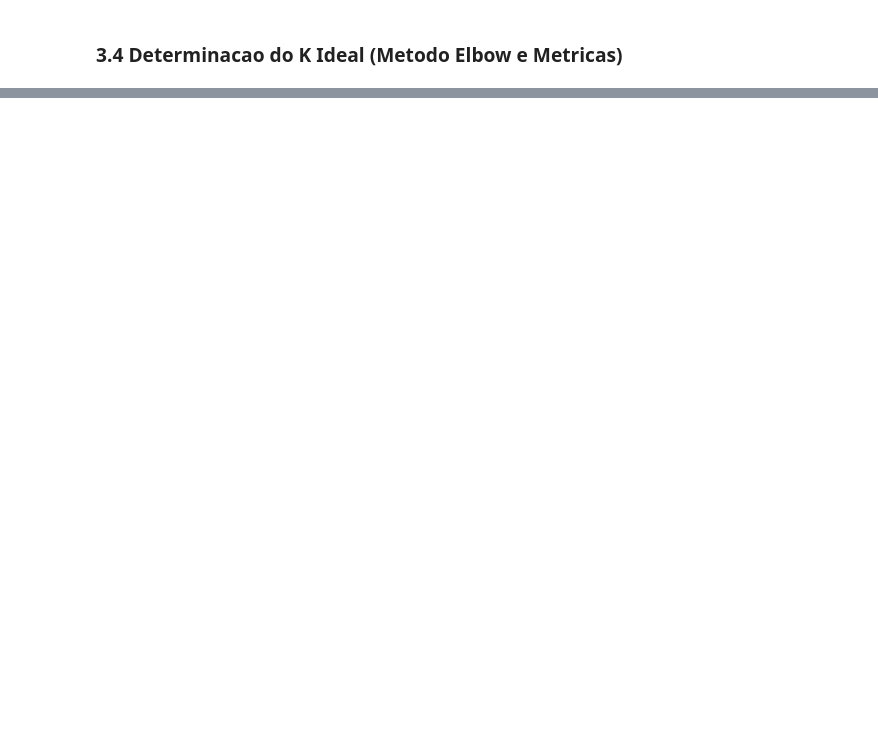
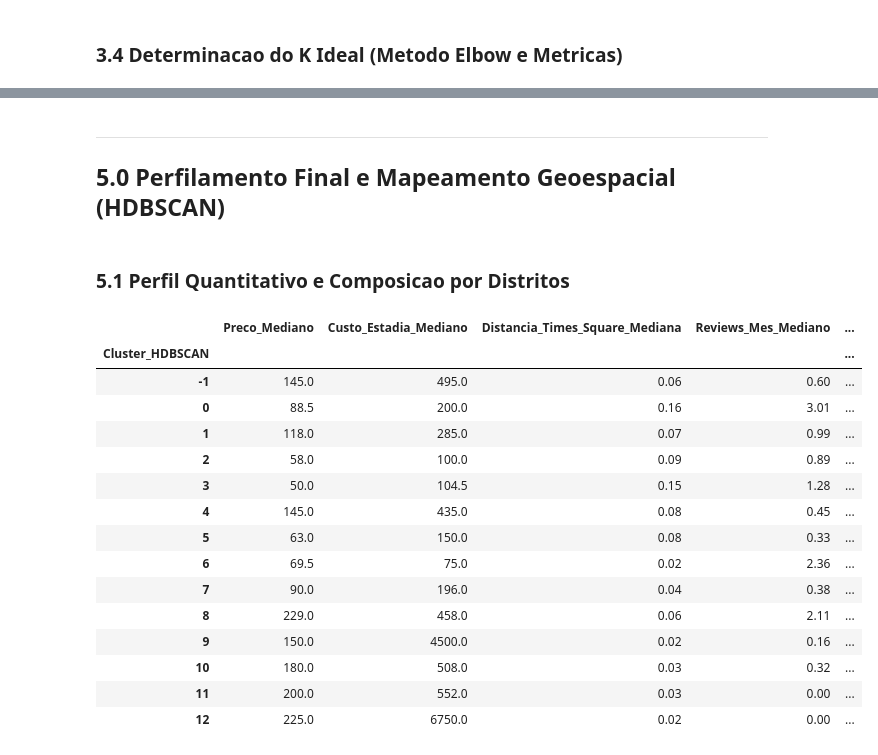
Before and after one commit to caua-barreto/Airbnb_Market_Segmentation, a Jupyter notebook: notebooks/02_Modeling.ipynb, the cells around one changed output, grey strips where cells are left out. Drawn from its saved outputs; the diff is of its cells as text; code cells hidden in the pictures; blank space fills up the shorter version.

```diff
--- a/notebooks/02_Modeling.ipynb
+++ b/notebooks/02_Modeling.ipynb
@@ -680,0 +685,28 @@ plot_clusters_2d_plotly(
+# %% [markdown]
+___
+
+## 5.0 Perfilamento Final e Mapeamento Geoespacial (HDBSCAN)
+# %% [markdown]
+### 5.1 Perfil Quantitativo e Composicao por Distritos
+# %%
+perfil_hdb, distritos_hdb = gerar_perfil_clusters(X_analise, 'Cluster_HDBSCAN', bairros_dummies)
+
+display(perfil_hdb)
+display(distritos_hdb)
+# %% [output]
+|  | Preco_Mediano | Custo_Estadia_Mediano | Distancia_Times_Square_Mediana | Reviews_Mes_Mediano | ... |
+| Cluster_HDBSCAN |  |  |  |  | ... |
+| -1 | 145.0 | 495.0 | 0.06 | 0.60 | ... |
+| 0 | 88.5 | 200.0 | 0.16 | 3.01 | ... |
+| 1 | 118.0 | 285.0 | 0.07 | 0.99 | ... |
+| 2 | 58.0 | 100.0 | 0.09 | 0.89 | ... |
+| 3 | 50.0 | 104.5 | 0.15 | 1.28 | ... |
+| 4 | 145.0 | 435.0 | 0.08 | 0.45 | ... |
+| 5 | 63.0 | 150.0 | 0.08 | 0.33 | ... |
+| 6 | 69.5 | 75.0 | 0.02 | 2.36 | ... |
+| 7 | 90.0 | 196.0 | 0.04 | 0.38 | ... |
+| 8 | 229.0 | 458.0 | 0.06 | 2.11 | ... |
+| 9 | 150.0 | 4500.0 | 0.02 | 0.16 | ... |
+| 10 | 180.0 | 508.0 | 0.03 | 0.32 | ... |
+| 11 | 200.0 | 552.0 | 0.03 | 0.00 | ... |
+| 12 | 225.0 | 6750.0 | 0.02 | 0.00 | ... |
```
Also changed, not shown: parts of 60 cells of this notebook, 1 other file.
